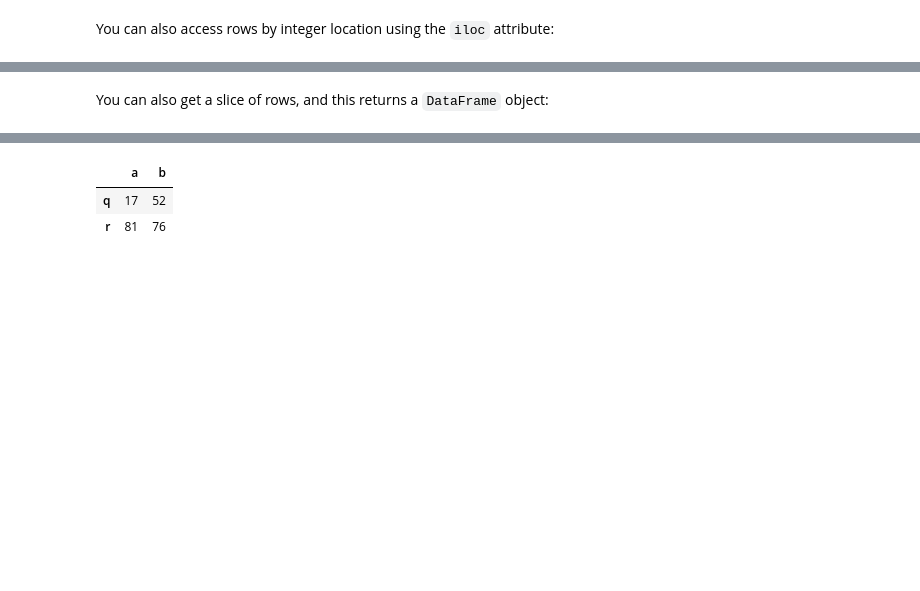
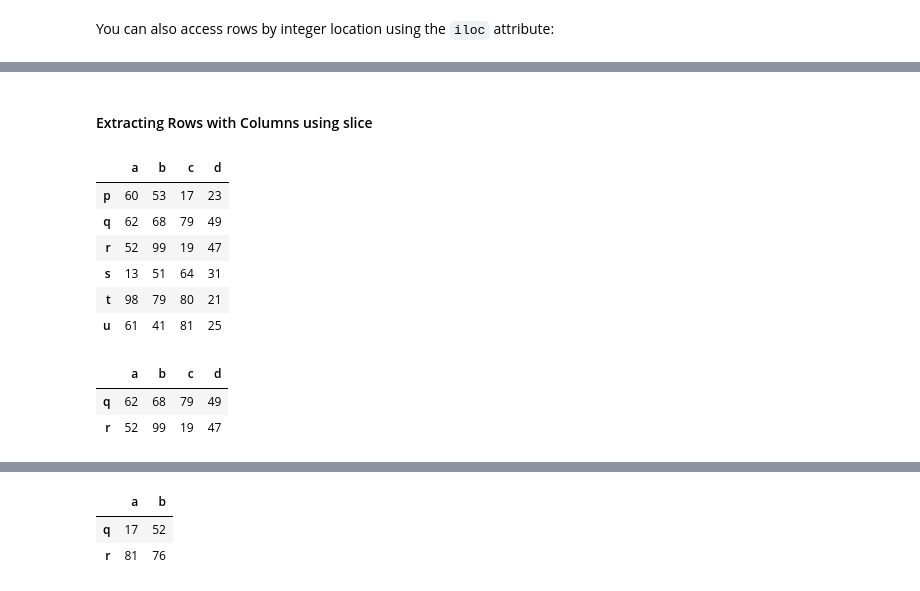
Before and after one commit to dev-SR/machine-learning, a Jupyter notebook: 01pandas/pandas.ipynb, the cells around one changed output, grey strips where cells are left out. Drawn from its saved outputs; the diff is of its cells as text; code cells hidden in the pictures; blank space fills up the shorter version.

```diff
--- a/01pandas/pandas.ipynb
+++ b/01pandas/pandas.ipynb
@@ -480,4 +504,25 @@ d    29
 Name: r, dtype: int32
-# %% [markdown]
-You can also get a slice of rows, and this returns a `DataFrame` object:
+# %% [markdown]
+#### Extracting Rows with Columns using slice
+# %%
+arr = np.random.randint(10, 100, size=(6, 4))
+df = pd.DataFrame(data=arr)
+df.columns = ["a", "b", "c", "d"]
+df.index = "p q r s t u".split()
+df
+# %% [output]
+|  | a | b | c | d |
+| p | 60 | 53 | 17 | 23 |
+| q | 62 | 68 | 79 | 49 |
+| r | 52 | 99 | 19 | 47 |
+| s | 13 | 51 | 64 | 31 |
+| t | 98 | 79 | 80 | 21 |
+| u | 61 | 41 | 81 | 25 |
+# %%
+# df.iloc[1:3]
+df.iloc[1:3,:]
+# %% [output]
+|  | a | b | c | d |
+| q | 62 | 68 | 79 | 49 |
+| r | 52 | 99 | 19 | 47 |
 # %%
```
Also changed, not shown: parts of 64 cells of this notebook, 1 other file.
